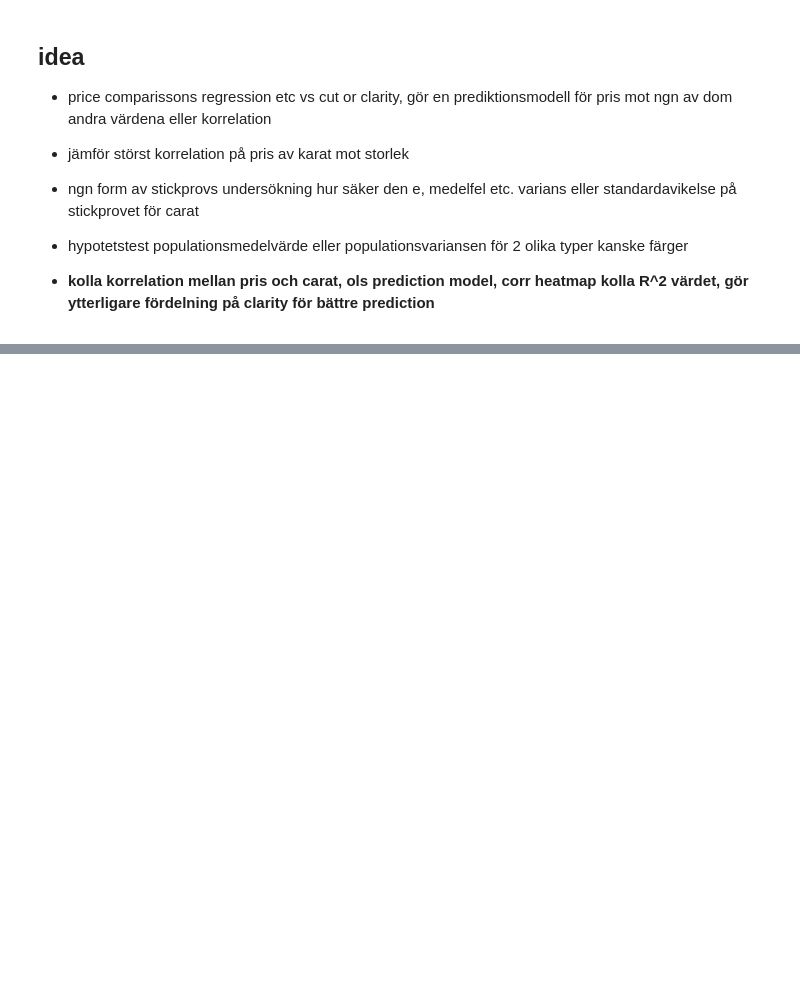
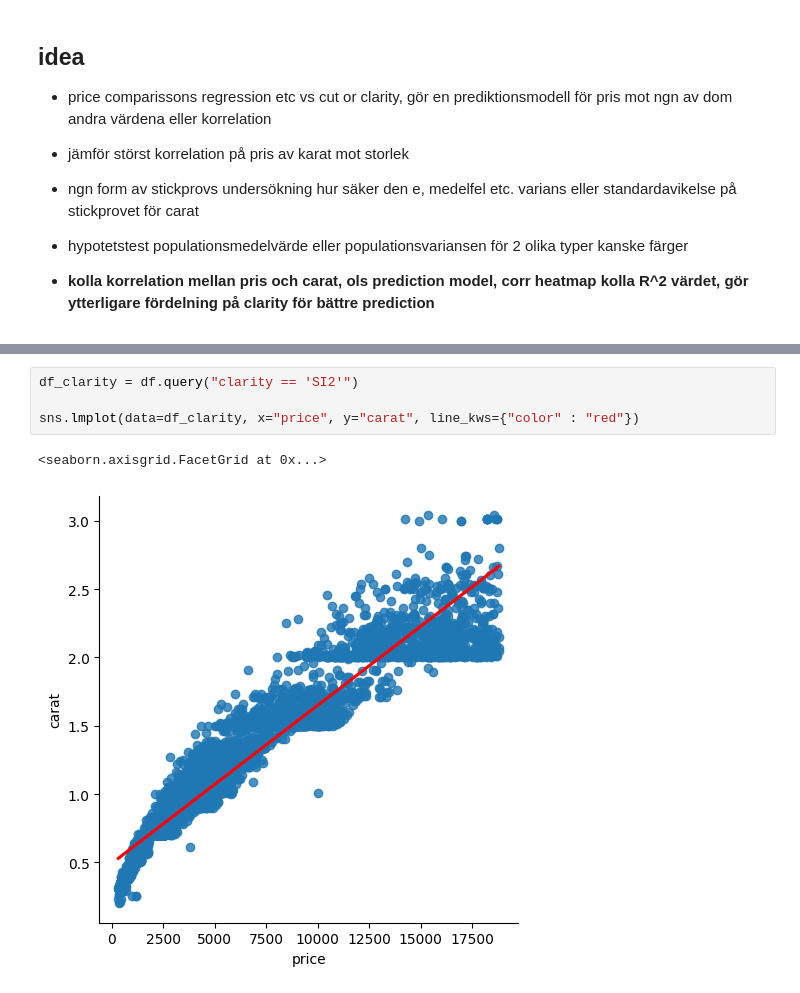
Before and after one commit to Razjoh/Stats, a Jupyter notebook: stat_lab.ipynb, the cells around one changed output, grey strips where cells are left out. Saved outputs shown, nothing was run; the diff lists cells and outputs as text; blank space fills up the shorter version.

```diff
--- a/stat_lab.ipynb
+++ b/stat_lab.ipynb
@@ -49,0 +101,7 @@ df.describe()
+# %%
+df_clarity = df.query("clarity == 'SI2'")
+
+sns.lmplot(data=df_clarity, x="price", y="carat", line_kws={"color" : "red"})
+# %% [output]
+<seaborn.axisgrid.FacetGrid at 0x...>
+[figure, added]
```
Also changed, not shown: parts of 5 cells of this notebook.
